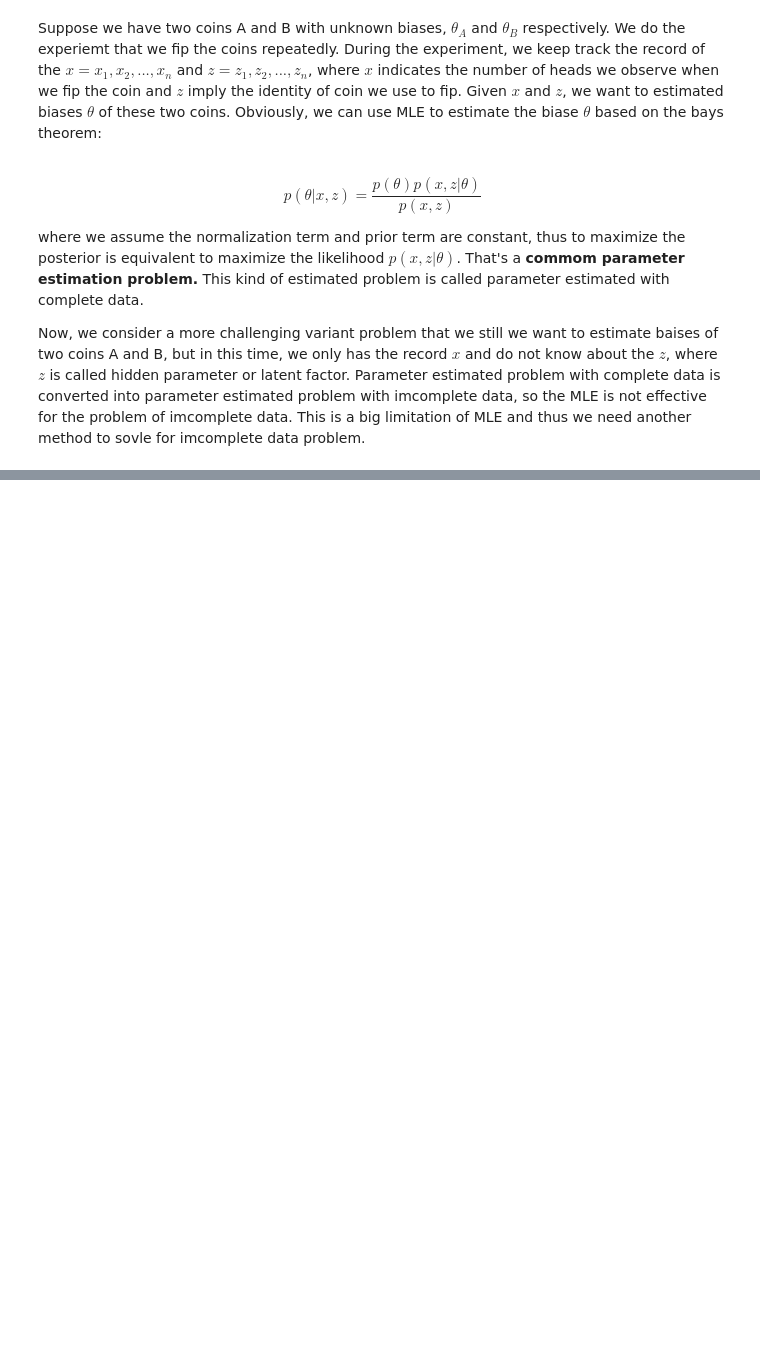
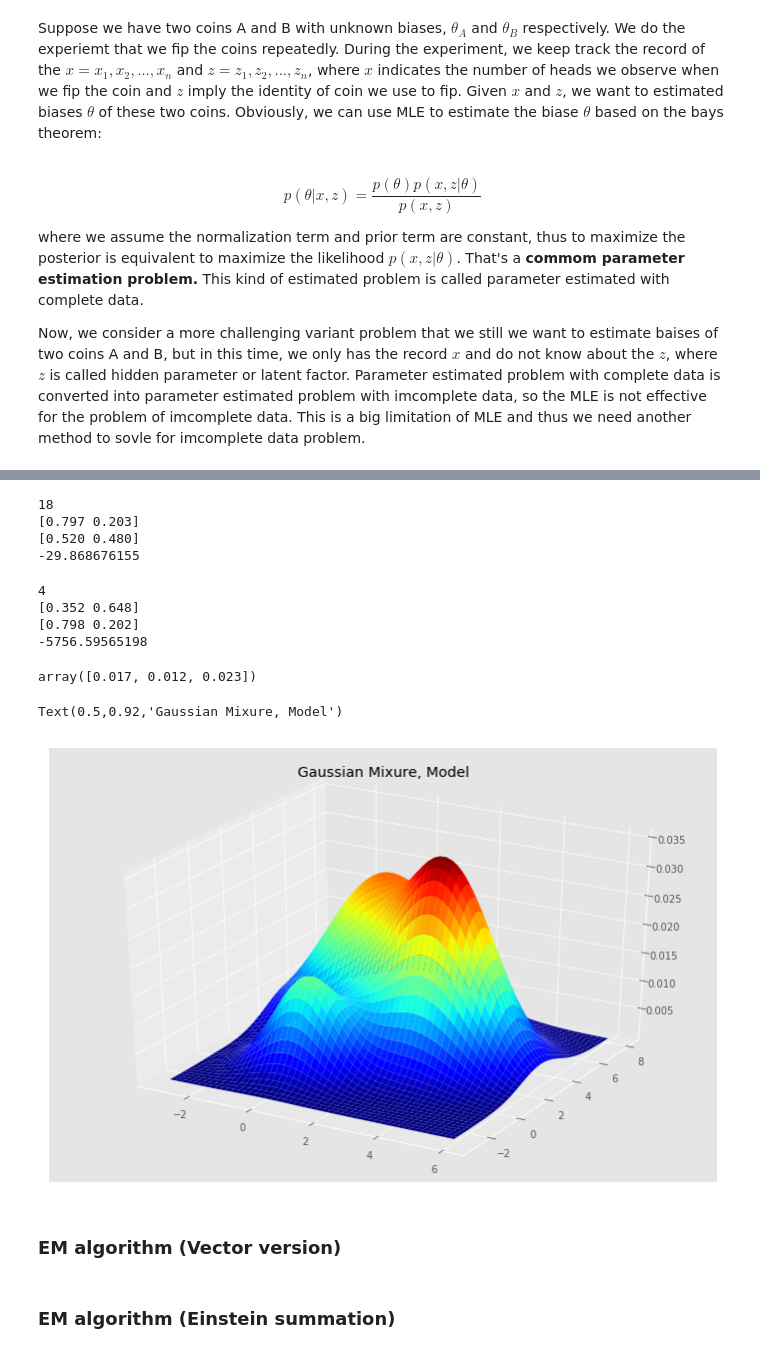
Before and after one commit to Gwan-Siu/BlogCode, a Jupyter notebook: EM_and_VI/EM_Algrithm.ipynb, the cells around one changed output, grey strips where cells are left out. Saved outputs shown, nothing was run; the diff lists cells and outputs as text; code cells hidden in the pictures; blank space fills up the shorter version.

Commit message:
Upload EM algorithm
Upload EM algorithm

```diff
--- a/EM_and_VI/EM_Algrithm.ipynb
+++ b/EM_and_VI/EM_Algrithm.ipynb
@@ -26,0 +125,18 @@ The expectation maximization algorithm is a refinement on this basic idea that t
+# %%
+import os
+import sys
+import glob
+import matplotlib.pyplot as plt
+import numpy as np
+import pandas as pd
+%matplotlib inline
+plt.style.use('ggplot')
+np.random.seed(1234)
+
+np.set_printoptions(formatter={'all':lambda x: '%.3f' % x})
+
+from IPython.display import Image
+from numpy.core.umath_tests import matrix_multiply as mm
+
+from scipy.optimize import minimize
+from scipy.stats import bernoulli, binom
@@ -26,0 +376,15 @@ The expectation maximization algorithm is a refinement on this basic idea that t
+# %%
+# we only know the data xs, and we need to guess the thetas firstly.
+xs = np.array([(5,5), (9,1), (8,2), (4,6), (7,3)])
+thetas = np.array([[0.6, 0.4], [0.5, 0.5]])
+
+i, thetas, ll = em(xs, thetas)
+print(i)
+for theta in thetas:
+    print(theta)
+print(ll)
+# %% [output]
+18
+[0.797 0.203]
+[0.520 0.480]
+-29.868676155
@@ -26,0 +401,39 @@ The expectation maximization algorithm is a refinement on this basic idea that t
+# %%
+results = [em(xs, np.random.random((2,2))) for i in range(10)]
+i, thetas, ll = sorted(results, key=lambda x: x[-1])[-1]
+print(i)
+for theta in thetas:
+    print(theta)
+print(ll)
+# %% [output]
+4
+[0.352 0.648]
+[0.798 0.202]
+-5756.59565198
+# %%
+import scipy.stats as st
+
+def f(x,y):
+    z = np.column_stack([x.ravel(), y.ravel()])
+    return (0.1*st.multivariate_normal([0,0], 1*np.eye(2)).pdf(z) +
+           0.4*st.multivariate_normal([3,3], 2*np.eye(2)).pdf(z) +
+           0.5*st.multivariate_normal([0,5], 3*np.eye(2)).pdf(z))
+# %%
+f(np.arange(3), np.arange(3))
+# %% [output]
+array([0.017, 0.012, 0.023])
+# %%
+s = 200
+x = np.linspace(-3, 6, s)
+y = np.linspace(-3, 8, s)
+X, Y = np.meshgrid(x,y)
+Z = np.reshape(f(X,Y),(s,s))
+
+from mpl_toolkits.mplot3d import Axes3D
+fig = plt.figure(figsize=(12,8))
+ax = fig.add_subplot(111, projection='3d')
+ax.plot_surface(X, Y, Z, cmap='jet')
+plt.title('Gaussian Mixure, Model')
+# %% [output]
+Text(0.5,0.92,'Gaussian Mixure, Model')
+[figure, added]
@@ -26,0 +493,2 @@ The expectation maximization algorithm is a refinement on this basic idea that t
+# %% [markdown]
+### EM algorithm (Vector version)
@@ -26,0 +537,2 @@ The expectation maximization algorithm is a refinement on this basic idea that t
+# %% [markdown]
+### EM algorithm (Einstein summation)
```
Also changed, not shown: parts of 41 cells of this notebook.
